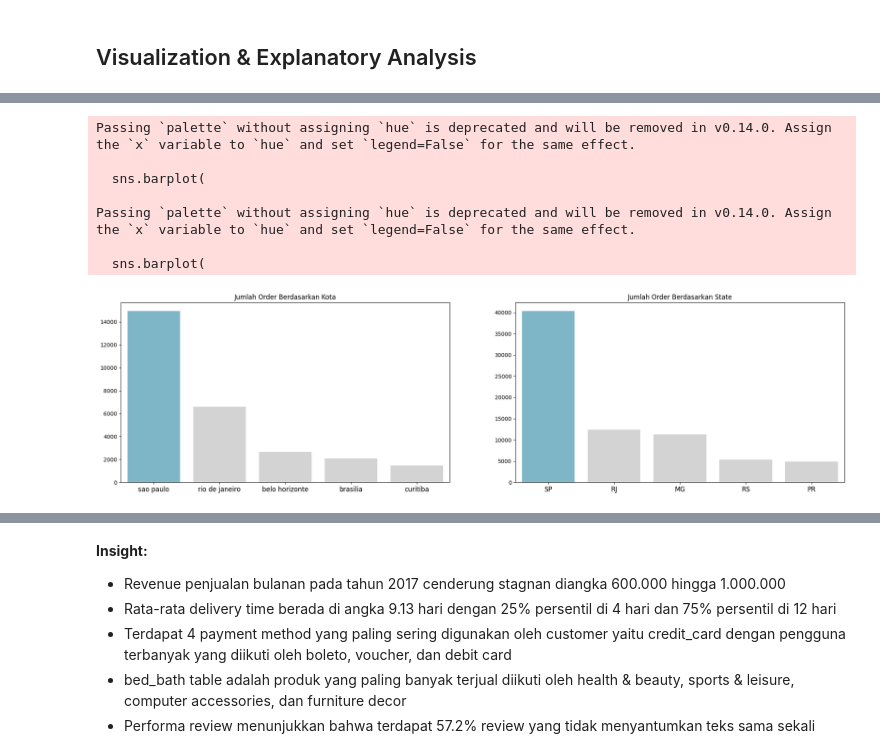
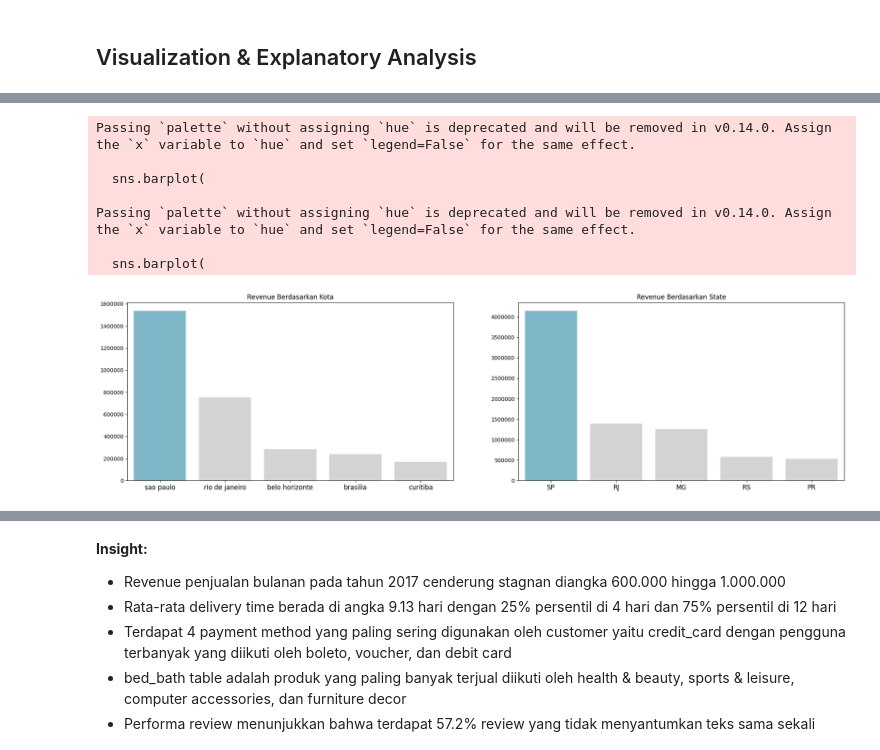
Before and after one commit to Hinjikani/E-commerce-Dashboard, a Jupyter notebook: notebook.ipynb, the cells around one changed output, grey strips where cells are left out. Drawn from its saved outputs; the diff is of its cells as text; code cells hidden in the pictures.

```diff
--- a/notebook.ipynb
+++ b/notebook.ipynb
@@ -1355,0 +1500,10 @@ plt.show()
+# %%
+yoy =  all_df[(all_df["order_purchase_timestamp"] >= '2017-09') &
+                (all_df["order_purchase_timestamp"] <= '2018-09')]
+city_revenue_yoy = yoy.groupby(by='customer_city').agg({
+    'price':'sum'
+}).reset_index()
+city_revenue_yoy.rename(columns={
+    "price":"revenue"
+}, inplace=True)
+city_revenue_yoy.sort_values(by='revenue', ascending=False)
@@ -1356,8 +1524,9 @@ plt.show()
 # %%
-city_sales = all_df.groupby(by='customer_city').order_id.nunique().reset_index()
-city_sales.rename(columns={
-    "order_id":"counts"
+state_revenue_yoy = yoy.groupby(by='customer_state').agg({
+    'price':'sum'
+}).reset_index()
+state_revenue_yoy.rename(columns={
+    "price":"revenue"
 }, inplace=True)
-
-city_sales.sort_values(by='counts', ascending=False)
+state_revenue_yoy.sort_values(by='revenue', ascending=False)
 # %% [output]
@@ -1402,37 +1550,39 @@ state_sales.sort_values(by='counts', ascending=False)
 # %%
 fig, ax = plt.subplots(nrows=1, ncols=2, figsize=(24, 6))
 
 sns.barplot(
-    y='counts',
+    y='revenue',
     x='customer_city',
-    data=city_sales.sort_values(by='counts', ascending=False).head(5),
+    data=city_revenue_yoy.sort_values(by='revenue', ascending=False).head(5),
     palette=colors_,
     ax=ax[0]
 )
 
 ax[0].set_ylabel(None)
 ax[0].set_xlabel(None)
-ax[0].set_title("Jumlah Order Berdasarkan Kota")
+ax[0].set_title("Revenue Berdasarkan Kota")
 ax[0].tick_params(axis='x', labelsize=12)
+ax[0].ticklabel_format(style='plain', axis='y')
 
 sns.barplot(
-    y='counts',
+    y='revenue',
     x='customer_state',
-    data=state_sales.sort_values(by='counts', ascending=False).head(5),
+    data=state_revenue_yoy.sort_values(by='revenue', ascending=False).head(5),
     palette=colors_,
     ax=ax[1]
 )
 
 ax[1].set_ylabel(None)
 ax[1].set_xlabel(None)
-ax[1].set_title("Jumlah Order Berdasarkan State")
+ax[1].set_title("Revenue Berdasarkan State")
 ax[1].tick_params(axis='x', labelsize=12)
+ax[1].ticklabel_format(style='plain', axis='y')
 # %% [output]
 Passing `palette` without assigning `hue` is deprecated and will be removed in v0.14.0. Assign the `x` variable to `hue` and set `legend=False` for the same effect.
 
   sns.barplot(
 
 Passing `palette` without assigning `hue` is deprecated and will be removed in v0.14.0. Assign the `x` variable to `hue` and set `legend=False` for the same effect.
 
   sns.barplot(
-[figure, old version]
+[figure, new version]
```
Also changed, not shown: parts of 61 cells of this notebook.
